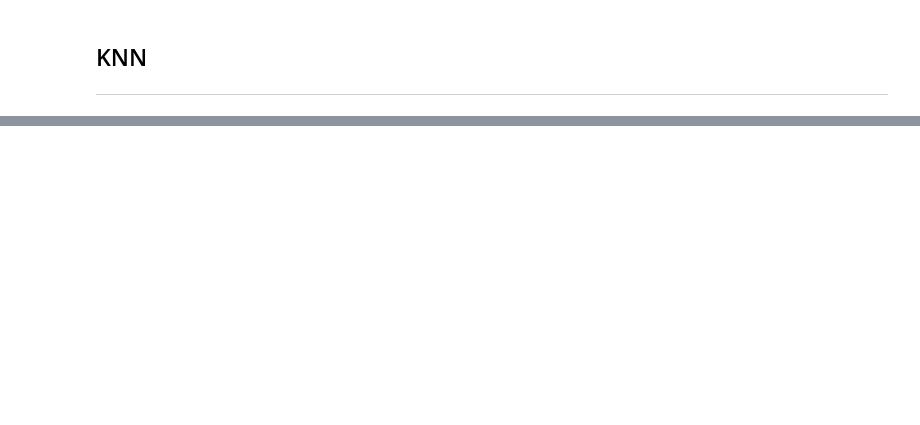
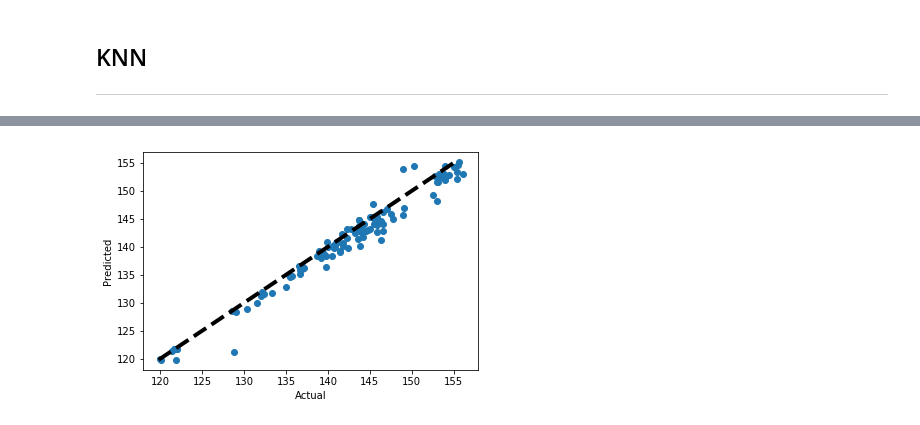
Before and after one commit to mbozelka/Machine-Learning-Capstone, a Jupyter notebook: project/data-exploration/Data Exploration.ipynb, the cells around one changed output, grey strips where cells are left out. Cells and saved outputs as stored; diff of their text form; code cells hidden in the pictures; blank space fills up the shorter version.

Commit message:
Update: Data Exploration
I added a linear regresion as well as further explored KNN as a viable model. It is turning out KNN may not be such a good predicting model.

```diff
--- a/project/data-exploration/Data Exploration.ipynb
+++ b/project/data-exploration/Data Exploration.ipynb
@@ -167,7 +171,7 @@ class KnnLearner:
 # use two years of dates for data exploration
 dates = pd.date_range('2015-07-14', '2017-07-14')
 
-ticker = 'AAPL'
+ticker = 'SPY'
 
 # These will be the tickers we will be working with to build our model
 # SPY is added as a benchmark model.
@@ -402,0 +391,35 @@ TRAIN: 405 TEST: 81
+# %%
+
+pipe_lr = Pipeline([
+        ('scl', StandardScaler()),
+        ('clf', LinearRegression())
+    ])
+
+tscv = TimeSeriesSplit(n_splits=3)
+train_scores = []
+test_scores = []
+
+final_predics = []
+actual_vals = []
+
+for train_index, test_index in tscv.split(X_features):
+    pipe_lr.fit(X_features[train_index], y_target[train_index])
+
+    train_score = pipe_lr.score(X_features[train_index], y_target[train_index])
+    test_score = pipe_lr.score(X_features[test_index], y_target[test_index])
+
+    train_scores.append(train_score)
+    test_scores.append(test_score)
+
+    final_predic = pipe_lr.predict(X_features[test_index])
+    actual_vals = y_target[test_index]
+
+print '\nTrain scores', train_scores
+print 'Train Scores Mean {}, Train Scores STD {}'.format(np.asarray(train_scores).mean(), np.asarray(train_scores).std())
+
+print '\nTest scores', test_scores
+print 'Test Scores Mean {}, Test Scores STD {}'.format(np.asarray(test_scores).mean(), np.asarray(test_scores).std())
+
+print '\nPredictions', final_predic[0: 12]
+
+print '\nActual', actual_vals[0: 12]
@@ -402,0 +439,9 @@ TRAIN: 405 TEST: 81
+# %%
+fig, ax = plt.subplots()
+ax.scatter(actual_vals, final_predic)
+ax.plot([final_predic.min(), final_predic.max()], [final_predic.min(), final_predic.max()], 'k--', lw=4)
+ax.set_xlabel('Actual')
+ax.set_ylabel('Predicted')
+plt.show()
+# %% [output]
+[figure, added]
```
Also changed, not shown: parts of 9 cells of this notebook.
